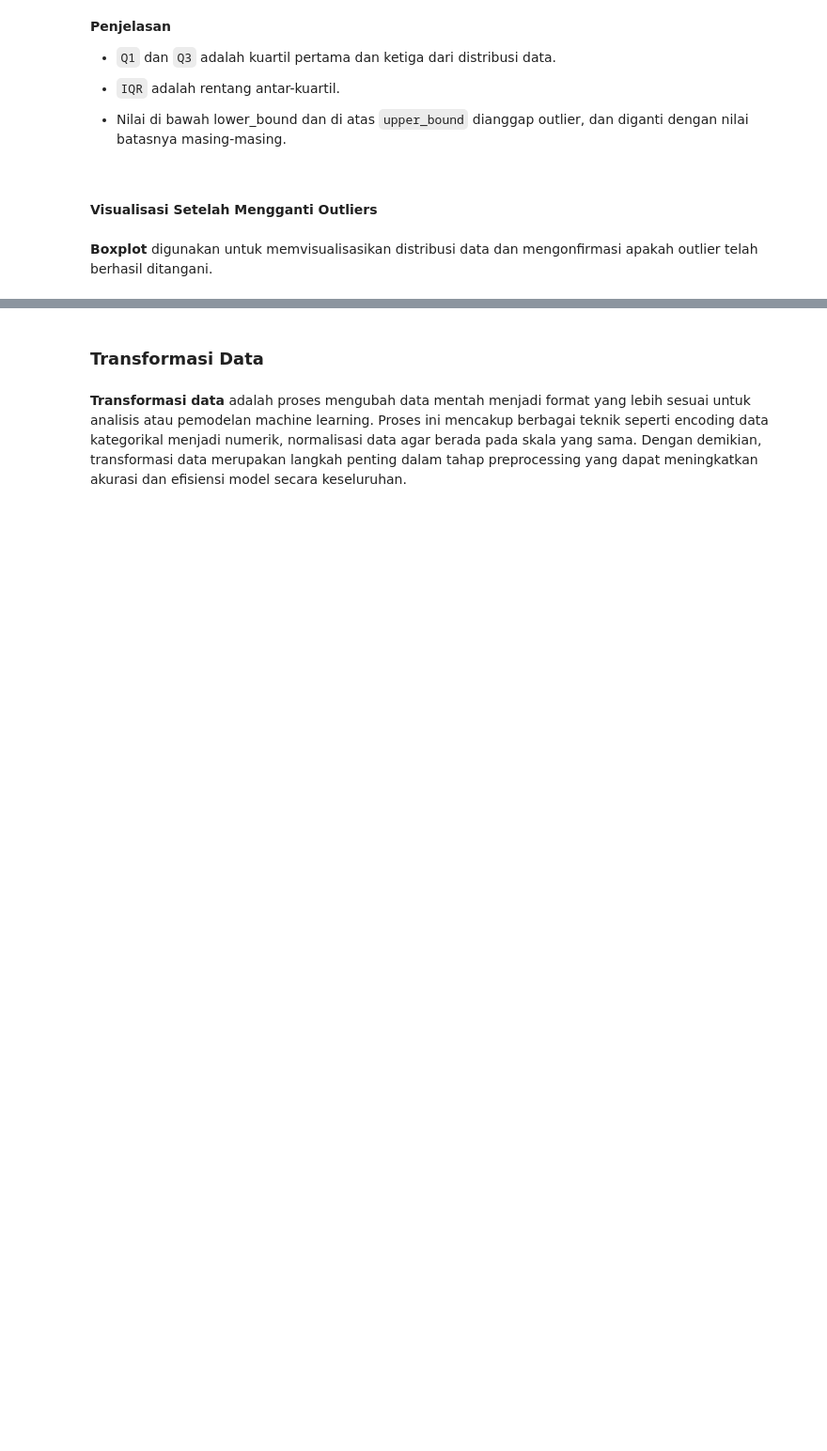
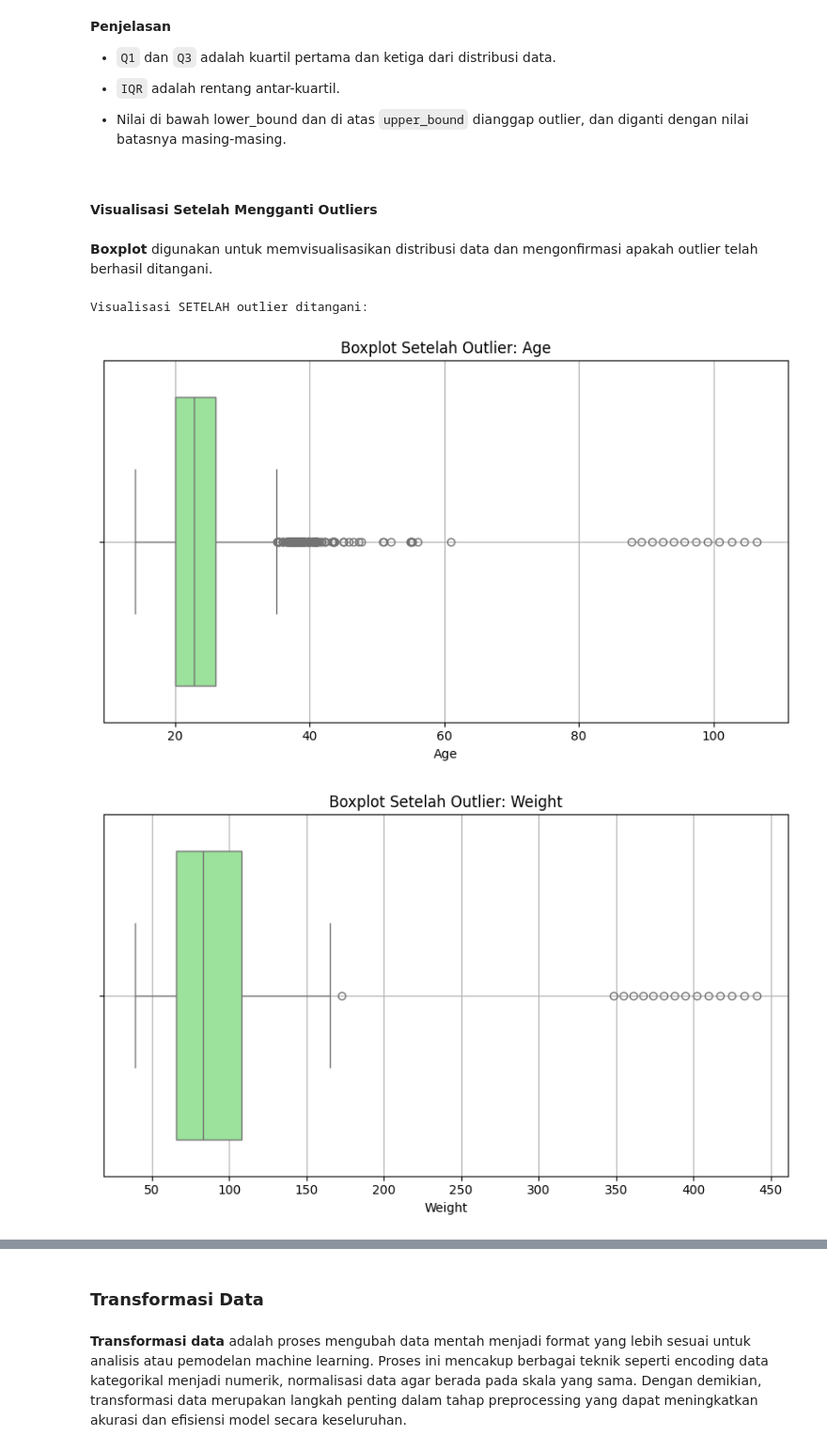
Before and after one commit to Aneiraaa/Capstone-Obesity, a Jupyter notebook: CAPSTONE_PROJECT_UAS_OBESITY.ipynb, the cells around one changed output, grey strips where cells are left out. Shown: that part at 94% size. Saved outputs shown, nothing was run; the diff lists cells and outputs as text; code cells hidden in the pictures; blank space fills up the shorter version.

```diff
--- a/CAPSTONE_PROJECT_UAS_OBESITY.ipynb
+++ b/CAPSTONE_PROJECT_UAS_OBESITY.ipynb
@@ -589,0 +617,24 @@ for col in num_cols:
+# %%
+print("\nVisualisasi SETELAH outlier ditangani:")
+
+# Use the original df DataFrame which has been modified in place
+for col in ['Age', 'Weight', 'Height']:
+    # Check if the column exists and is not empty after dropping NaNs (though dropna() won't remove anything here if no NaNs exist)
+    # A more robust check might be needed if NaNs were introduced, but based on previous steps, there shouldn't be any.
+    # Let's simplify the check assuming no NaNs were introduced by outlier handling.
+    if col not in df.columns or df[col].empty:
+         print(f"Kolom {col} tidak ada atau kosong, dilewati.")
+         continue
+
+    plt.figure(figsize=(8, 5))
+    # Use df[col] directly as it contains the data after outlier handling
+    sns.boxplot(x=df[col], color='lightgreen')
+    plt.title(f'Boxplot Setelah Outlier: {col}')
+    plt.xlabel(col)
+    plt.grid(True)
+    plt.tight_layout()
+    plt.show()
+# %% [output]
+Visualisasi SETELAH outlier ditangani:
+[figure, added]
+[figure, added]
```
Also changed, not shown: parts of 13 cells of this notebook.
